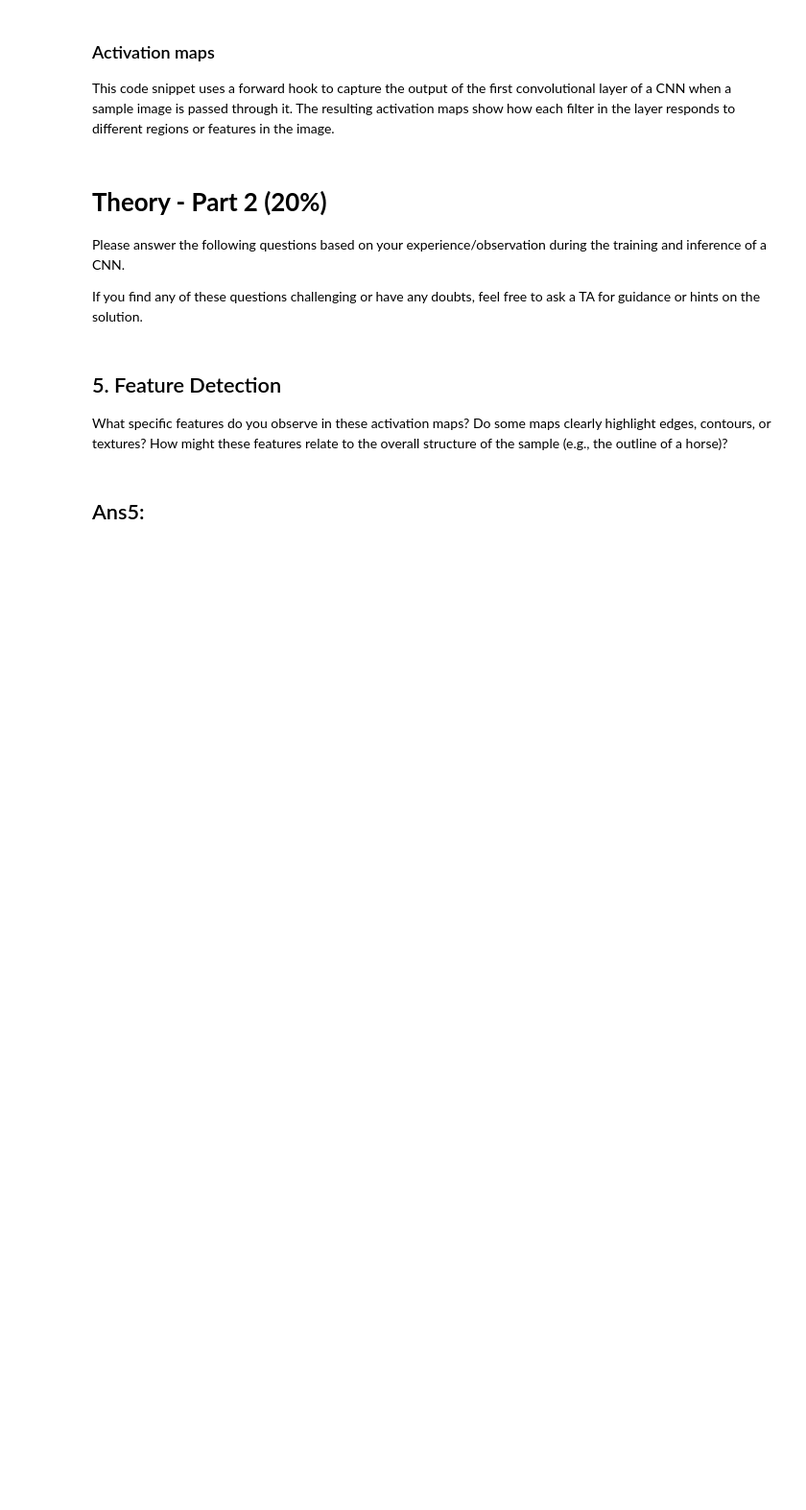
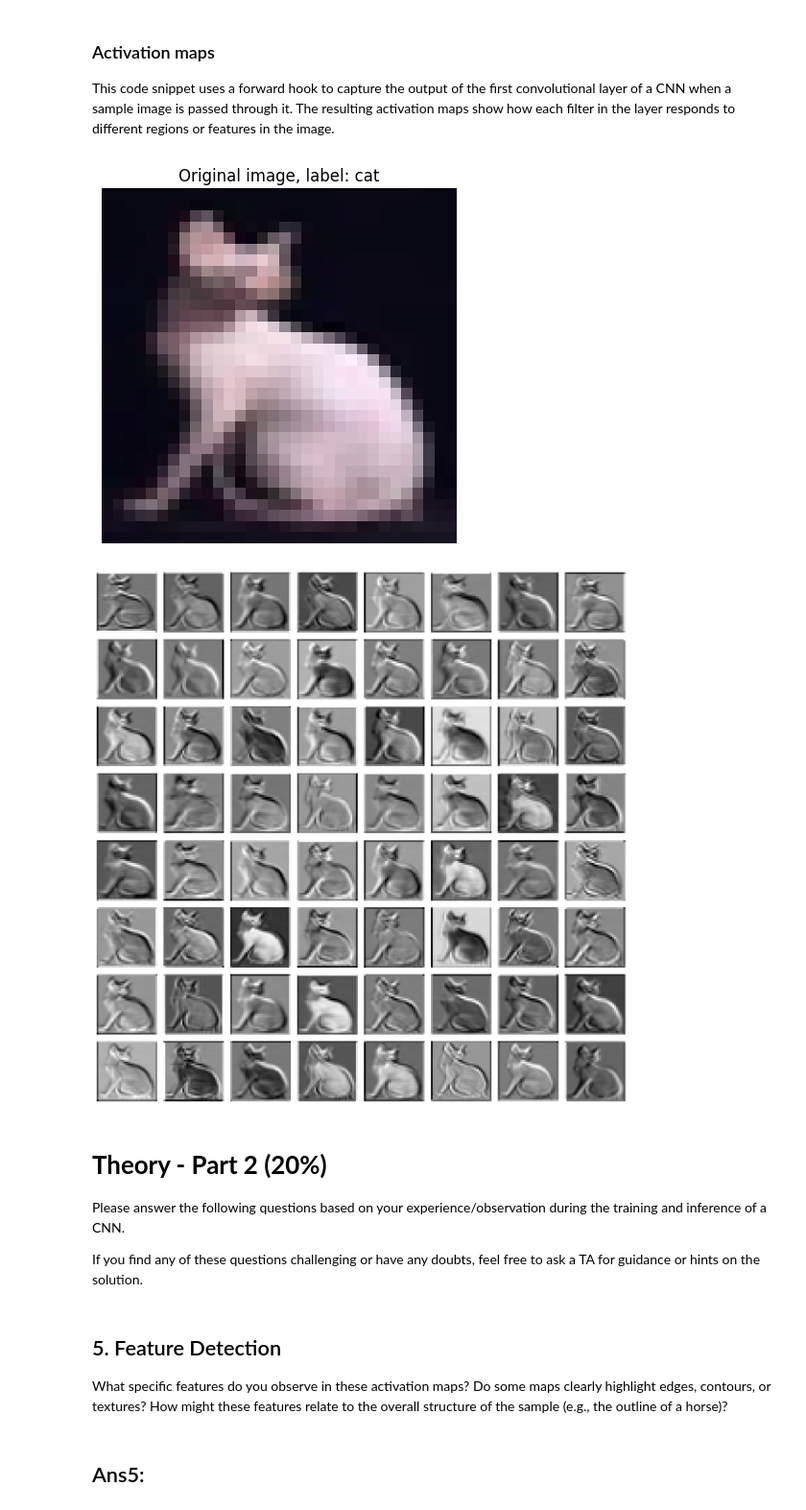
Before and after one commit to LinusCrugnola/DLAV-2025, a Jupyter notebook: graded_homework/hw1/CNN Exercise.ipynb, the cells around one changed output. Shown: that part at 96% size. Saved outputs shown, nothing was run; the diff lists cells and outputs as text; code cells hidden in the pictures; blank space fills up the shorter version.

```diff
--- a/graded_homework/hw1/CNN Exercise.ipynb
+++ b/graded_homework/hw1/CNN Exercise.ipynb
@@ -426,38 +475,49 @@ def get_activation(model, layer, x):
     def hook_fn(module, input, output):
         activation['output'] = output.detach().cpu()
     hook = layer.register_forward_hook(hook_fn)
+    x = x.to(device)
     model(x)
     hook.remove()
     return activation['output']
 
 data_iter = iter(trainloader)
 sample_images, sample_labels = next(data_iter)
 sample_img = sample_images[0].unsqueeze(0)
 
 # Get the feature maps after the first convolution (for example)
-activation = get_activation(net, net.features[0], sample_img)
+activation = get_activation(net, net.conv_block1[0], sample_img)
 
 # Visualize a few feature maps in RGB:
 def plot_feature_maps(feature_maps, n_cols=8):
     n_features = feature_maps.shape[1]
     n_rows = (n_features + n_cols - 1) // n_cols
     plt.figure(figsize=(n_cols * 1.5, n_rows * 1.5))
     for i in range(n_features):
         plt.subplot(n_rows, n_cols, i + 1)
         # Extract the i-th feature map from the first (and only) sample in the batch
         act = feature_maps[0, i, :, :]
         # Normalize the activation map to [0, 1]
         act_norm = (act - act.min()) / (act.max() - act.min() + 1e-8)
         # Repeat the single channel 3 times to form an RGB image
         act_rgb = act_norm.unsqueeze(0).repeat(3, 1, 1)
         plt.imshow(act_rgb.permute(1, 2, 0))
         plt.axis('off')
     plt.tight_layout()
     plt.show()
 
+image = sample_img.squeeze(0).cpu().numpy()
+image = (image - image.min()) / (image.max() - image.min())
+plt.imshow(image.transpose(1, 2, 0))
+plt.axis('off')
+plt.title(f"Original image, label: {label_names[sample_labels[0]]}")
+plt.show()
+
 plot_feature_maps(activation, n_cols=8)
 
 # Play with the index of the chosen sample to notice more patterns and answer the question
+# %% [output]
+[figure, added]
+[figure, added]
 # %% [markdown]
 # **Theory - Part 2 (20%)**
 
```
Also changed, not shown: parts of 9 cells of this notebook, 1 other file.
